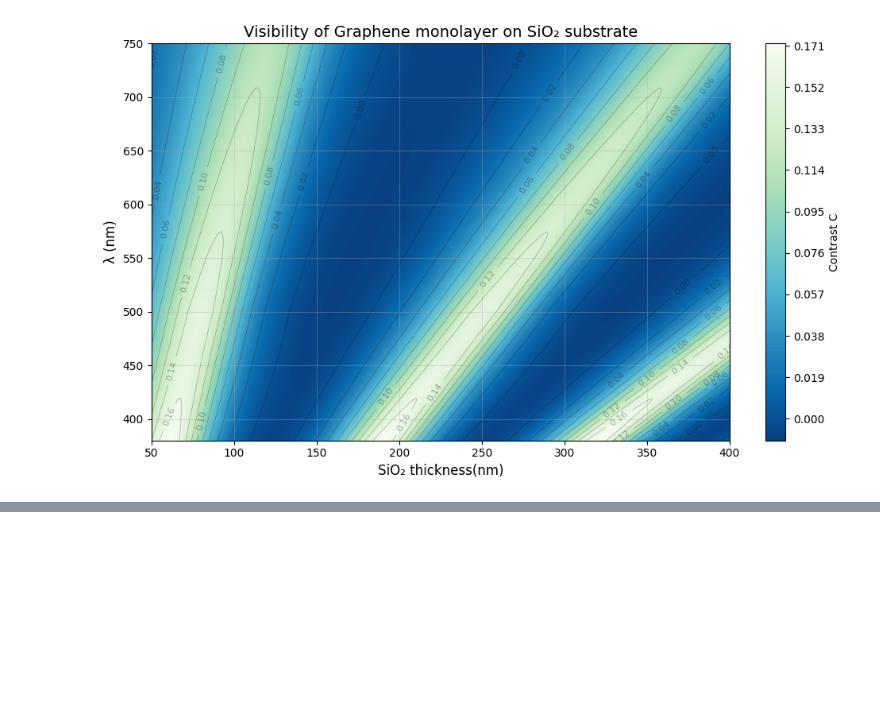
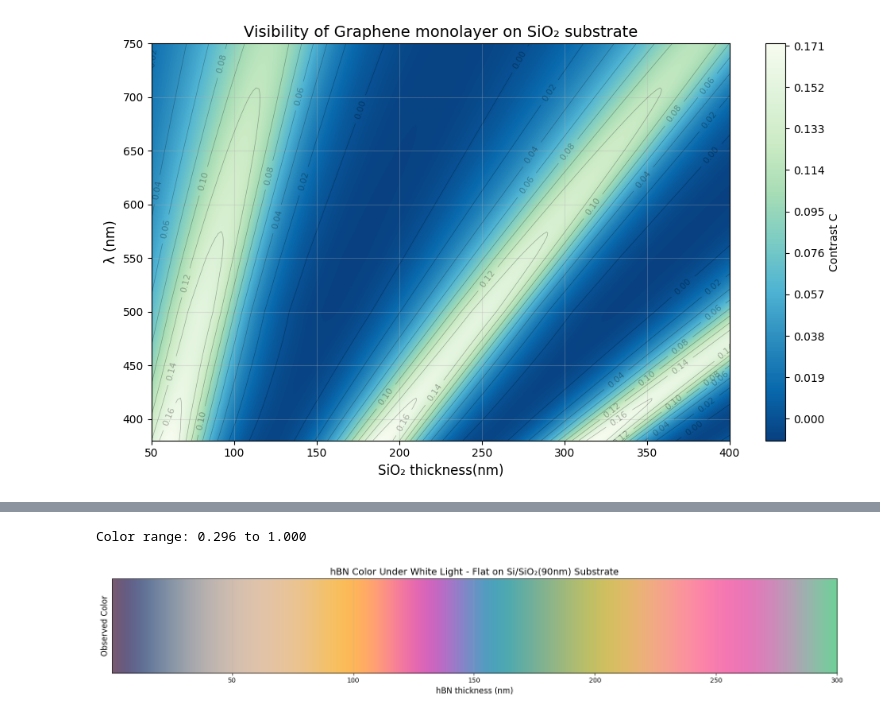
Before and after one commit to goikhmanbv/MECEE6168--2D-mat-, a Jupyter notebook: HW_1.ipynb, the cells around one changed output, grey strips where cells are left out. Cells and saved outputs as stored; diff of their text form; code cells hidden in the pictures; blank space fills up the shorter version.

```diff
--- a/HW_1.ipynb
+++ b/HW_1.ipynb
@@ -130,0 +339,28 @@ if savefig:
+# %%
+# Compute colors for different hBN thicknesses
+d1_range_color = np.linspace(0.3, 300, 600)
+colors_hBN = np.zeros((len(d1_range_color), 3))
+
+for i, d1 in enumerate(d1_range_color):
+    colors_hBN[i] = compute_color_hBN(d1)
+
+print(f"Color range: {colors_hBN.min():.3f} to {colors_hBN.max():.3f}")
+# %% [output]
+Color range: 0.296 to 1.000
+# %%
+# Plot color variation with thickness
+fig, ax = plt.subplots(1, 1, figsize=(16, 3))
+
+color_strip = colors_hBN.reshape(1, -1, 3)
+
+ax.imshow(color_strip, aspect='auto', extent=[d1_range_color[0], d1_range_color[-1], 0, 1])
+ax.set_xlabel('hBN thickness (nm)', fontsize=12)
+ax.set_ylabel('Observed Color', fontsize=12)
+ax.set_title('hBN Color Under White Light - Flat on Si/SiO₂(90nm) Substrate', fontsize=14)
+ax.set_yticks([])
+ax.grid(True, alpha=0.3, axis='x')
+
+plt.tight_layout()
+plt.show()
+# %% [output]
+[figure, added]
```
Also changed, not shown: parts of 9 cells of this notebook, 2 other files.
